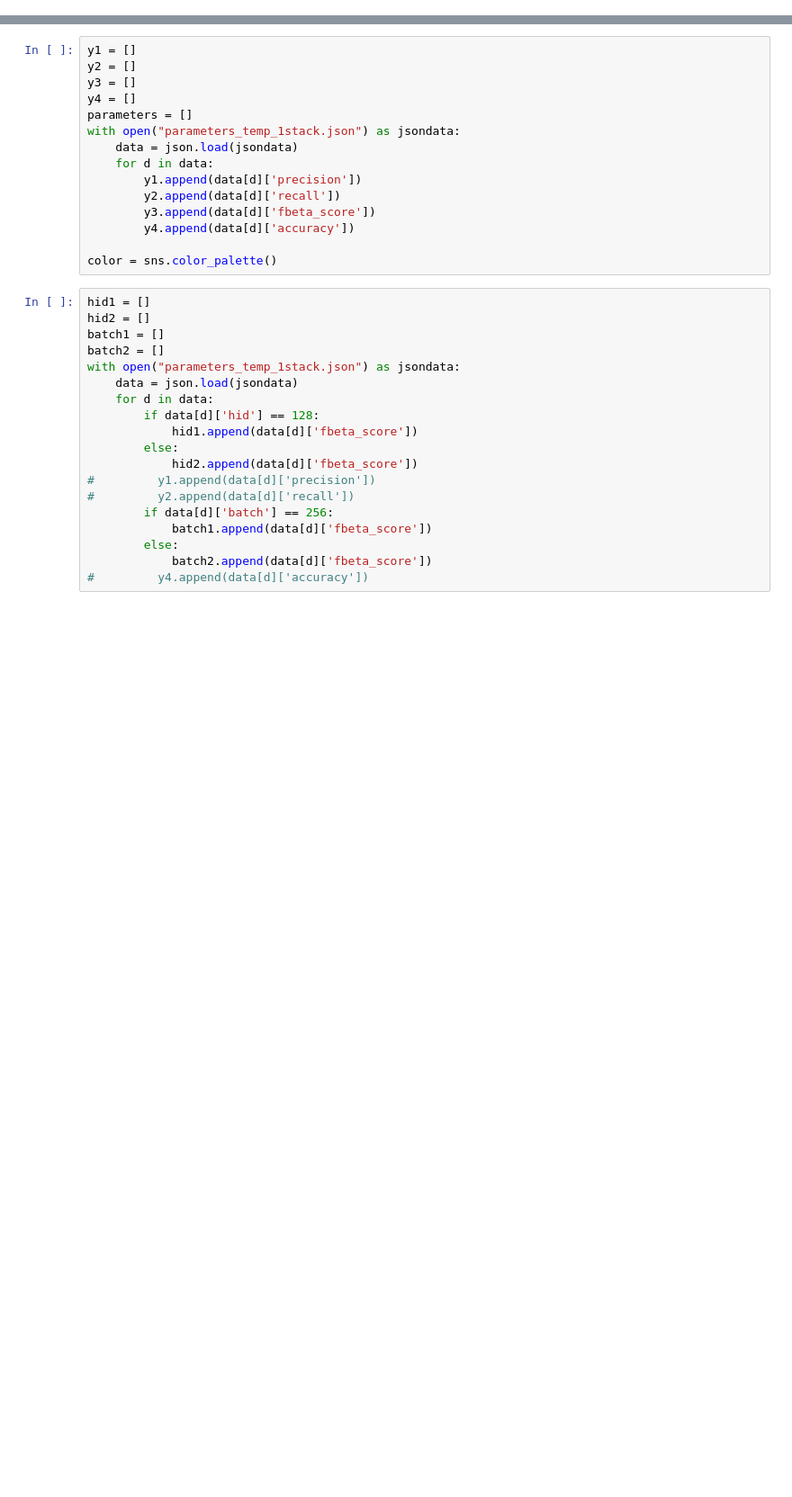
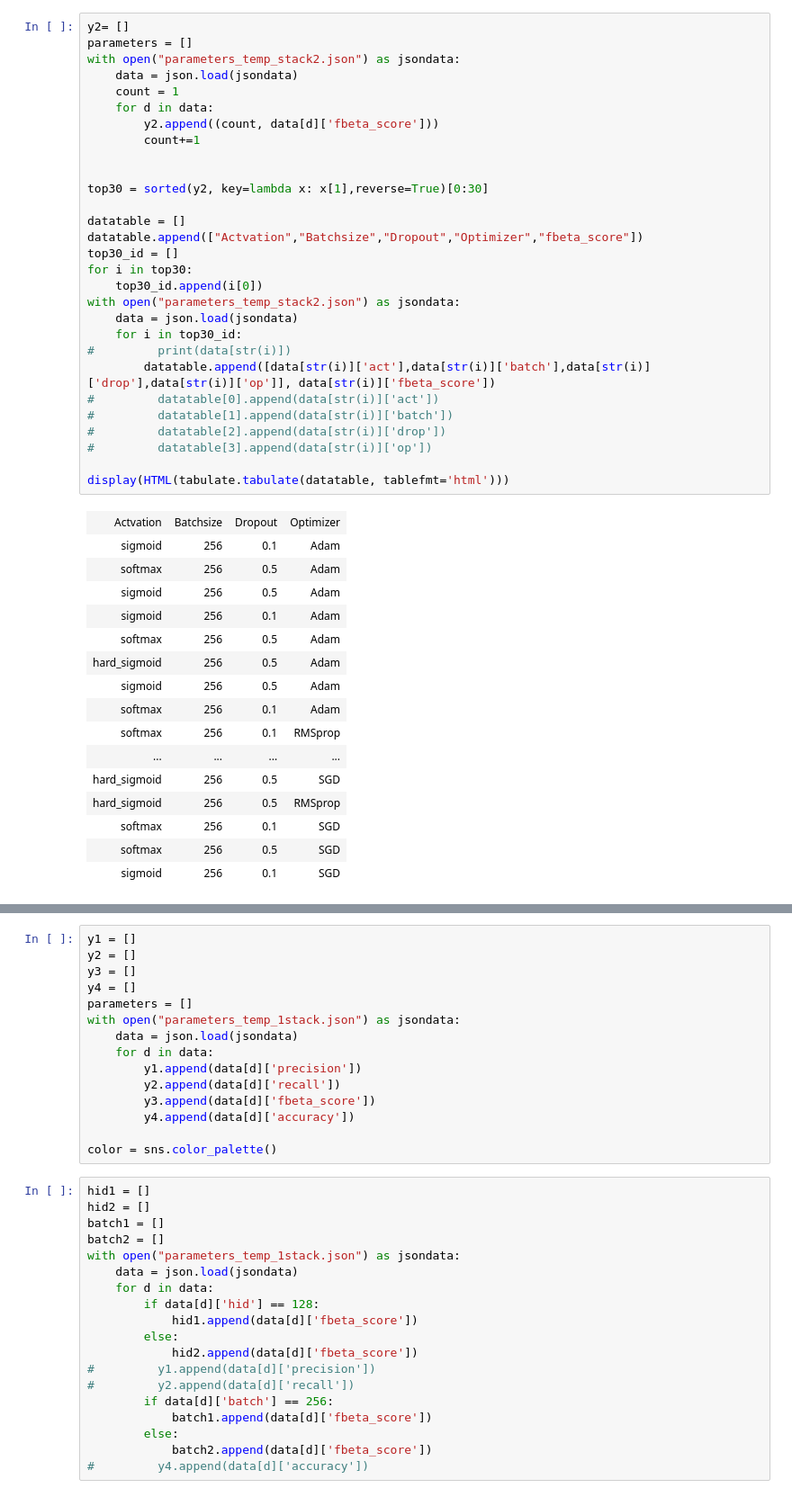
Before and after one commit to alanzhang88/SONegativeCommentDetection, a Jupyter notebook: dataExploration/prediction_evalution.ipynb, the cells around one changed output, grey strips where cells are left out. Shown at 90% size. Drawn from its saved outputs; the diff is of its cells as text; blank space fills up the shorter version.

```diff
--- a/dataExploration/prediction_evalution.ipynb
+++ b/dataExploration/prediction_evalution.ipynb
@@ -5,0 +23,46 @@ import numpy as np
+# %%
+y2= []
+parameters = []
+with open("parameters_temp_stack2.json") as jsondata:
+    data = json.load(jsondata)
+    count = 1
+    for d in data:
+        y2.append((count, data[d]['fbeta_score']))
+        count+=1
+
+
+top30 = sorted(y2, key=lambda x: x[1],reverse=True)[0:30]
+
+datatable = []
+datatable.append(["Actvation","Batchsize","Dropout","Optimizer","fbeta_score"])
+top30_id = []
+for i in top30:
+    top30_id.append(i[0])
+with open("parameters_temp_stack2.json") as jsondata:
+    data = json.load(jsondata)
+    for i in top30_id:
+#         print(data[str(i)])
+        datatable.append([data[str(i)]['act'],data[str(i)]['batch'],data[str(i)]['drop'],data[str(i)]['op']], data[str(i)]['fbeta_score'])
+#         datatable[0].append(data[str(i)]['act'])
+#         datatable[1].append(data[str(i)]['batch'])
+#         datatable[2].append(data[str(i)]['drop'])
+#         datatable[3].append(data[str(i)]['op'])
+
+display(HTML(tabulate.tabulate(datatable, tablefmt='html')))
+# %% [output]
+| Actvation | Batchsize | Dropout | Optimizer |
+| sigmoid | 256 | 0.1 | Adam |
+| softmax | 256 | 0.5 | Adam |
+| sigmoid | 256 | 0.5 | Adam |
+| sigmoid | 256 | 0.1 | Adam |
+| softmax | 256 | 0.5 | Adam |
+| hard_sigmoid | 256 | 0.5 | Adam |
+| sigmoid | 256 | 0.5 | Adam |
+| softmax | 256 | 0.1 | Adam |
+| softmax | 256 | 0.1 | RMSprop |
+| ... | ... | ... | ... |
+| hard_sigmoid | 256 | 0.5 | SGD |
+| hard_sigmoid | 256 | 0.5 | RMSprop |
+| softmax | 256 | 0.1 | SGD |
+| softmax | 256 | 0.5 | SGD |
+| sigmoid | 256 | 0.1 | SGD |
```
Also changed, not shown: parts of 10 cells of this notebook, 3 other files.
